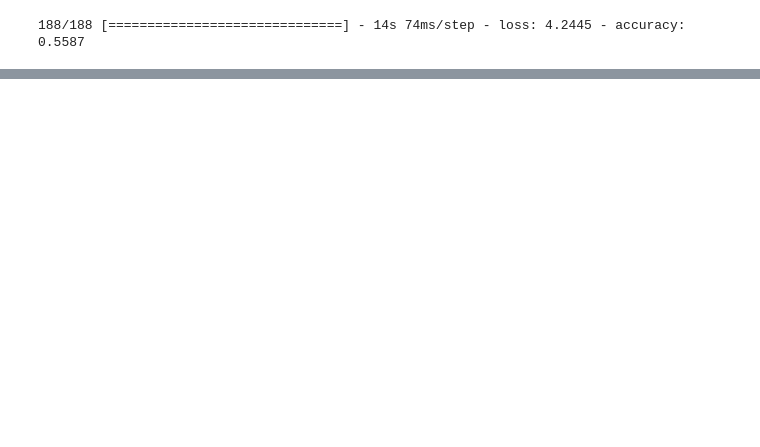
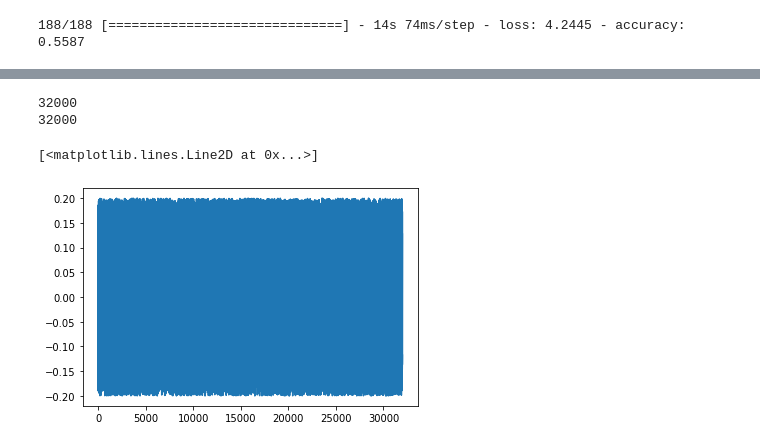
Before and after one commit to loewe2/die-sonderposten, a Jupyter notebook: Spectogram_CNN-Copy1.ipynb, the cells around one changed output, grey strips where cells are left out. Drawn from its saved outputs; the diff is of its cells as text; code cells hidden in the pictures; blank space fills up the shorter version.

```diff
--- a/Spectogram_CNN-Copy1.ipynb
+++ b/Spectogram_CNN-Copy1.ipynb
@@ -433,3 +470,22 @@ after_first_transfer = mod.evaluate(X_test, y_test)
+# %%
+from audiomentations import Compose, AddGaussianNoise, TimeStretch, TimeMask, Shift, Resample
+import numpy as np
+
+augment = Compose([
+    AddGaussianNoise(min_amplitude=0.001, max_amplitude=0.015, p=0.3),
+    TimeMask(min_band_part=0.005, max_band_part=0.01, p=0.3),
+    TimeStretch(min_rate=0.8, max_rate=1.25, p=0.3),
+    Shift(min_fraction=-0.5, max_fraction=0.5,rollover=True, p=0.7),
+    Resample(min_sample_rate=280, max_sample_rate = 320, p=0.2)
+
+])
+
+
+# Generate 2 seconds of dummy audio for the sake of example
+samples = np.random.uniform(low=-0.2, high=0.2, size=(32000,)).astype(np.float32)
+
+# Augment/transform/perturb the audio data
+augmented_samples = augment(samples=samples, sample_rate=16000)
 # %%
 import wettbewerb
 
@@ -558,0 +679,12 @@ mod.save('spectro.h5')
+# %%
+print(len(augmented_samples))
+print(len(samples))
+# %% [output]
+32000
+32000
+# %%
+import matplotlib.pyplot as plt
+plt.plot(samples)
+# %% [output]
+[<matplotlib.lines.Line2D at 0x...>]
+[figure, added]
```
Also changed, not shown: parts of 20 cells of this notebook, 6 other files.
